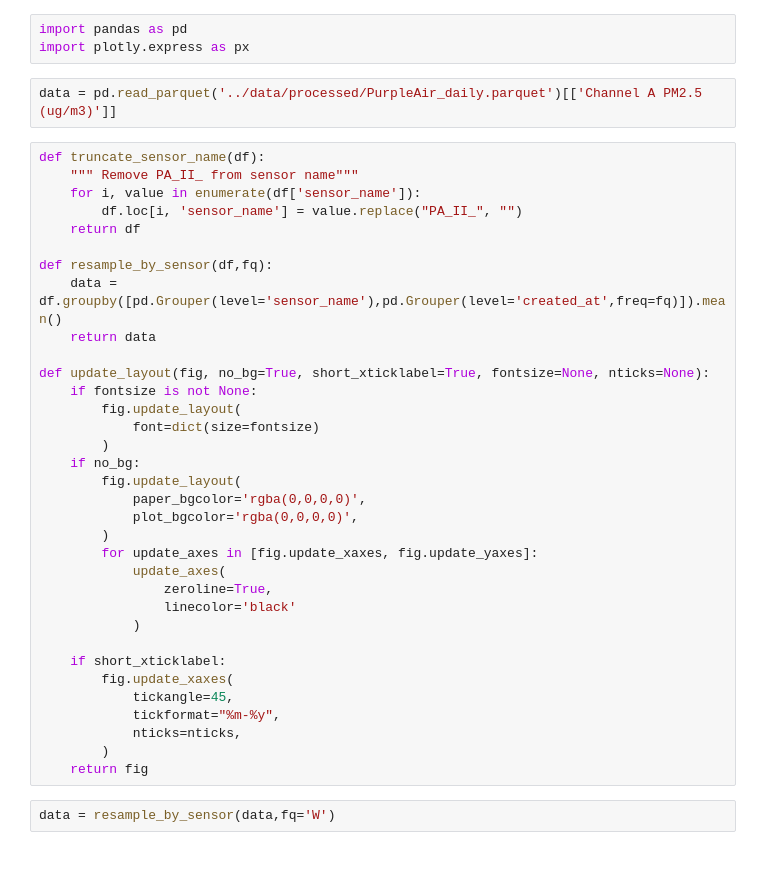
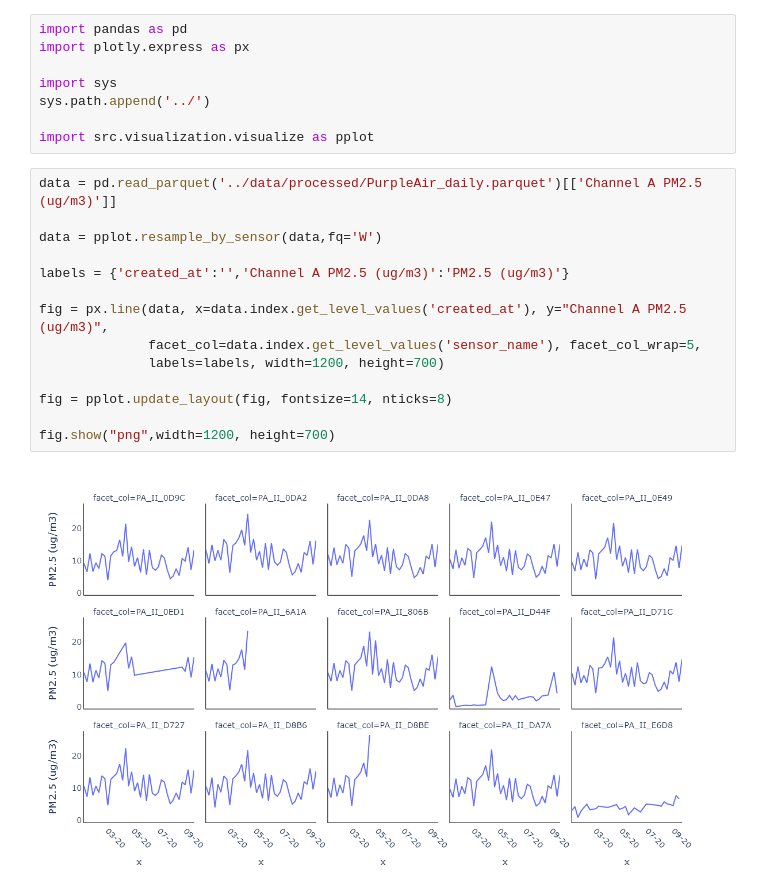
Before and after one commit to intelligent-environments-lab/bleed-orange-measure-purple, a Jupyter notebook: notebooks/4.1-cjl-PA-timeseries-25-75-band.ipynb, the cells around one changed output. Saved outputs shown, nothing was run; the diff lists cells and outputs as text; blank space fills up the shorter version.

```diff
--- a/notebooks/4.1-cjl-PA-timeseries-25-75-band.ipynb
+++ b/notebooks/4.1-cjl-PA-timeseries-25-75-band.ipynb
@@ -1,41 +1,24 @@
 # %%
 import pandas as pd
 import plotly.express as px
+
+import sys
+sys.path.append('../')
+
+import src.visualization.visualize as pplot
-# %%
-data = pd.read_parquet('../data/processed/PurpleAir_daily.parquet')[['Channel A PM2.5 (ug/m3)']]
-# %%
-def truncate_sensor_name(df):
-    """ Remove PA_II_ from sensor name"""
-    for i, value in enumerate(df['sensor_name']):
-        df.loc[i, 'sensor_name'] = value.replace("PA_II_", "")
-    return df
-
-def resample_by_sensor(df,fq):
-    data = df.groupby([pd.Grouper(level='sensor_name'),pd.Grouper(level='created_at',freq=fq)]).mean()
-    return data
-
-def update_layout(fig, no_bg=True, short_xticklabel=True, fontsize=None, nticks=None):
-    if fontsize is not None:
-        fig.update_layout(
-            font=dict(size=fontsize)
-        )
-    if no_bg:
-        fig.update_layout(
-            paper_bgcolor='rgba(0,0,0,0)',
-            plot_bgcolor='rgba(0,0,0,0)',
-        )
-        for update_axes in [fig.update_xaxes, fig.update_yaxes]:
-            update_axes(
-                zeroline=True,
-                linecolor='black'
-            )
-
-    if short_xticklabel:
-        fig.update_xaxes(
-            tickangle=45,
-            tickformat="%m-%y",
-            nticks=nticks,
-        )
-    return fig
-# %%
-data = resample_by_sensor(data,fq='W')
+# %%
+data = pd.read_parquet('../data/processed/PurpleAir_daily.parquet')[['Channel A PM2.5 (ug/m3)']]
+
+data = pplot.resample_by_sensor(data,fq='W')
+
+labels = {'created_at':'','Channel A PM2.5 (ug/m3)':'PM2.5 (ug/m3)'}
+
+fig = px.line(data, x=data.index.get_level_values('created_at'), y="Channel A PM2.5 (ug/m3)",
+              facet_col=data.index.get_level_values('sensor_name'), facet_col_wrap=5,
+              labels=labels, width=1200, height=700)
+
+fig = pplot.update_layout(fig, fontsize=14, nticks=8)
+
+fig.show("png",width=1200, height=700)
+# %% [output]
+[figure, added]
```
Also changed, not shown: parts of 6 cells of this notebook, 1 other file.
